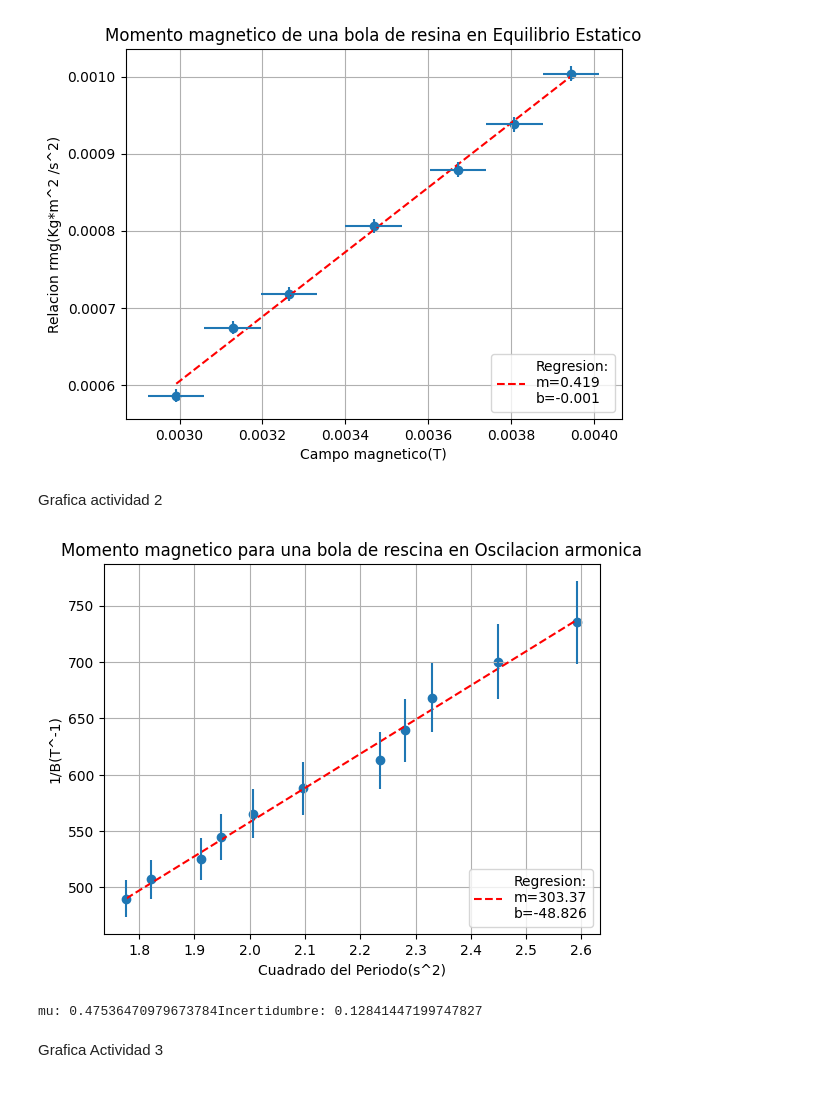
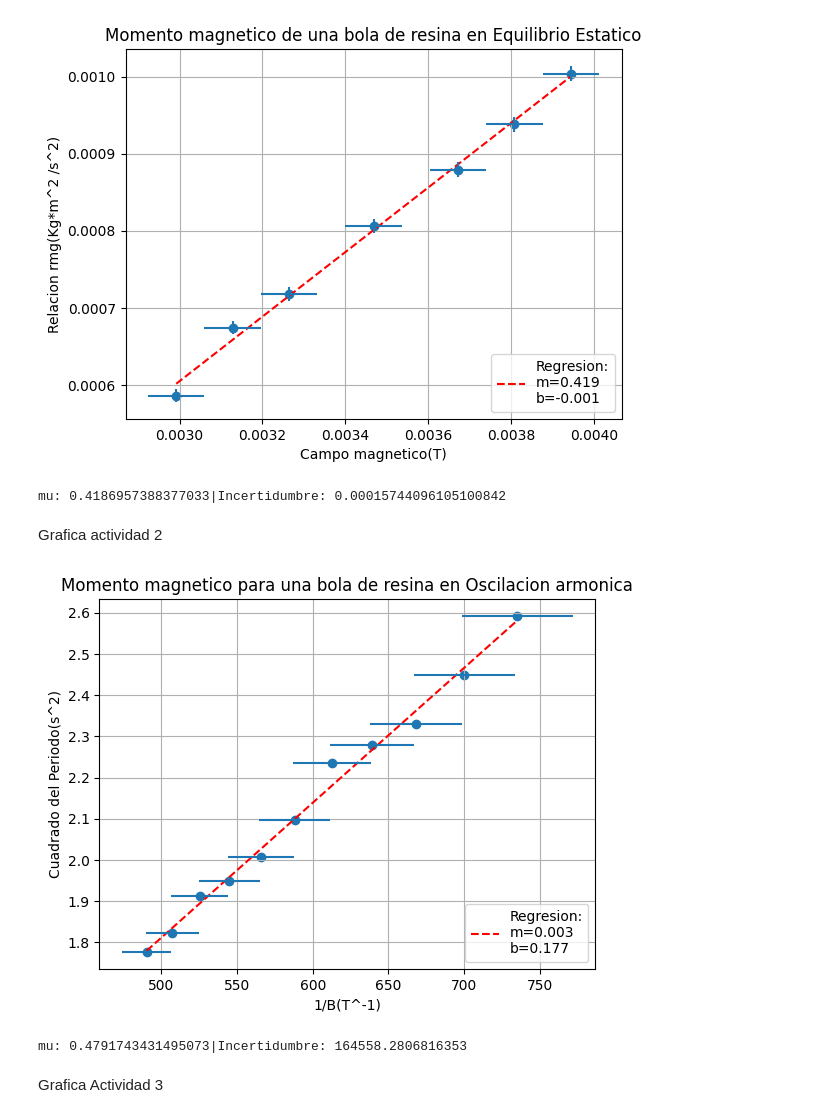
Before and after one commit to LabIntermedio/COD-INTERMEDIO, a Jupyter notebook: Torque_magnetico/Datos Torque MMagnetico.ipynb, the cells around one changed output. Cells and saved outputs as stored; diff of their text form; code cells hidden in the pictures.

```diff
--- a/Torque_magnetico/Datos Torque MMagnetico.ipynb
+++ b/Torque_magnetico/Datos Torque MMagnetico.ipynb
@@ -72,29 +69,33 @@ plt.show()
 print()
 # %% [output]
 [figure]
+# %%
+print('mu: '+str(m)+'|Incertidumbre: '+str(cov[0][0]))
+# %% [output]
+mu: 0.4186957388377033|Incertidumbre: 0.00015744096105100842
 # %% [markdown]
 Grafica actividad 2
 # %%
-param,cov =np.polyfit(act2['T2'],act2['1/B'],1,cov=True)
+param,cov =np.polyfit(act2['1/B'],act2['T2'],1,cov=True)
 m=param[0]
 b=param[1]
-xregression=np.linspace(np.min(act2['T2']),np.max(act2['T2']),10)
+xregression=np.linspace(np.min(act2['1/B']),np.max(act2['1/B']),10)
 plt.plot(xregression,xregression*m+b,color='r',linestyle='--',label='Regresion:\nm='+str(round(m,3))+'\nb='+str(round(b,3)))
-plt.scatter(act2['T2'],act2['1/B'])
-plt.errorbar(act2['T2'],act2['1/B'],xerr=np.ones(len(act2['T2']))*0.0001,yerr=0.05/(1.36E-3*(act2['Corriente']**2)),ls='none')
-plt.title('Momento magnetico para una bola de rescina en Oscilacion armonica')
-plt.ylabel('1/B(T^-1)')
-plt.xlabel('Cuadrado del Periodo(s^2)')
+plt.scatter(act2['1/B'],act2['T2'])
+plt.errorbar(act2['1/B'],act2['T2'],yerr=np.ones(len(act2['T2']))*0.0001,xerr=0.05/(1.36E-3*(act2['Corriente']**2)),ls='none')
+plt.title('Momento magnetico para una bola de resina en Oscilacion armonica')
+plt.xlabel('1/B(T^-1)')
+plt.ylabel('Cuadrado del Periodo(s^2)')
 plt.legend(loc=4)
 plt.grid()
 plt.savefig('Act2')
 plt.show()
 # %% [output]
-[figure, old version]
+[figure, new version]
 # %%
-mu=m*4*np.pi**2*2/5*(141.3/1000)*(5.3/200)**2
-print('mu: '+str(mu)+'Incertidumbre: '+str(cov[0][0]*4*np.pi**2*2/5*(141.3/1000)*(5.3/200)**2))
+mu=1/m*4*(np.pi**2)*2/5*(141.3/1000)*(5.3/200)**2
+print('mu: '+str(mu)+'|Incertidumbre: '+str(1/cov[0][0]*4*np.pi**2*2/5*(141.3/1000)*(5.3/200)**2))
 # %% [output]
-mu: 0.47536470979673784Incertidumbre: 0.12841447199747827
+mu: 0.4791743431495073|Incertidumbre: 164558.2806816353
 # %% [markdown]
 Grafica Actividad 3
```
Also changed, not shown: parts of 6 cells of this notebook, 1 other file.
